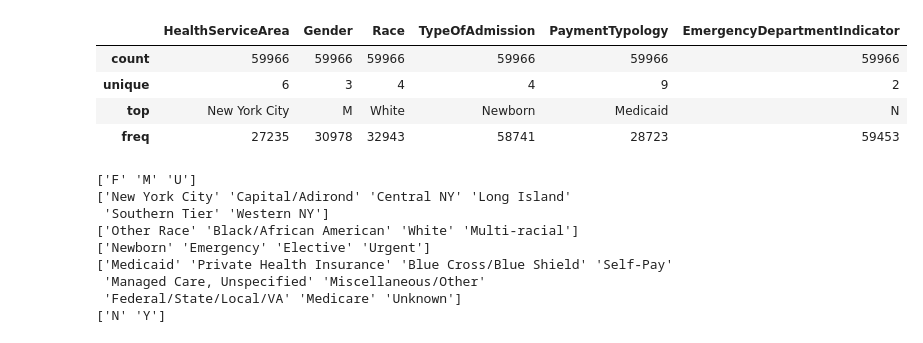
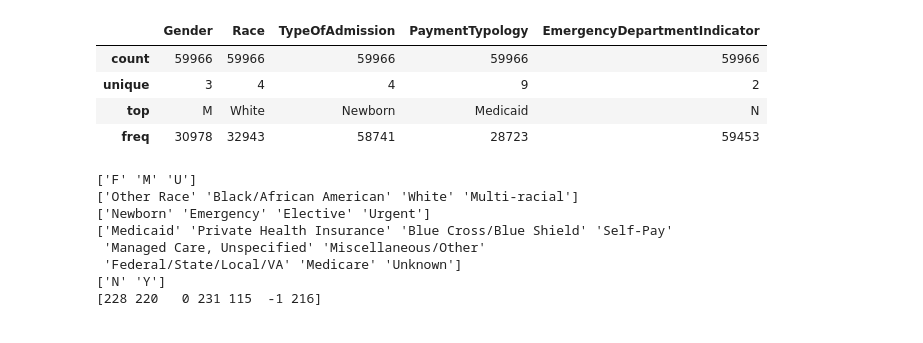
Before and after one commit to shekhar-hazari/CML_assignment_1, a Jupyter notebook: s3831855.ipynb, the cells around one changed output. Cells and saved outputs as stored; diff of their text form; code cells hidden in the pictures.

Commit message:
Initial data exploration

```diff
--- a/s3831855.ipynb
+++ b/s3831855.ipynb
@@ -6,7 +6,11 @@ import matplotlib.pyplot as plt
 import seaborn as sns
 %config InlineBackend.figure_format = 'retina'
 # %%
-data = pd.read_csv('train_data.csv', index_col = 'ID')
+data = pd.read_csv('train_data.csv', index_col = 'ID', usecols = ['ID', 'Gender', 'Race', 'TypeOfAdmission', 'CCSProcedureCode',
+                                                                  'APRSeverityOfIllnessCode', 'PaymentTypology', 'BirthWeight',
+                                                                 'EmergencyDepartmentIndicator', 'AverageCostInCounty',
+                                                                  'AverageChargesInCounty', 'AverageCostInFacility',
+                                                                  'AverageChargesInFacility', 'AverageIncomeInZipCode', 'LengthOfStay'])
 # %%
 data.info()
 # %% [output]
@@ -42,25 +48,24 @@ data.describe()
 # %%
-data.describe(include=['object'])
+data.describe(include=['object', 'category', 'boolean'])
 # %% [output]
-|  | HealthServiceArea | Gender | Race | TypeOfAdmission | PaymentTypology | EmergencyDepartmentIndicator |
-| count | 59966 | 59966 | 59966 | 59966 | 59966 | 59966 |
-| unique | 6 | 3 | 4 | 4 | 9 | 2 |
-| top | New York City | M | White | Newborn | Medicaid | N |
-| freq | 27235 | 30978 | 32943 | 58741 | 28723 | 59453 |
+|  | Gender | Race | TypeOfAdmission | PaymentTypology | EmergencyDepartmentIndicator |
+| count | 59966 | 59966 | 59966 | 59966 | 59966 |
+| unique | 3 | 4 | 4 | 9 | 2 |
+| top | M | White | Newborn | Medicaid | N |
+| freq | 30978 | 32943 | 58741 | 28723 | 59453 |
 # %%
 print(data['Gender'].unique())
-print(data['HealthServiceArea'].unique())
 print(data['Race'].unique())
 print(data['TypeOfAdmission'].unique())
 print(data['PaymentTypology'].unique())
 print(data['EmergencyDepartmentIndicator'].unique())
+print(data.CCSProcedureCode.unique())
 # %% [output]
 ['F' 'M' 'U']
-['New York City' 'Capital/Adirond' 'Central NY' 'Long Island'
- 'Southern Tier' 'Western NY']
 ['Other Race' 'Black/African American' 'White' 'Multi-racial']
 ['Newborn' 'Emergency' 'Elective' 'Urgent']
 ['Medicaid' 'Private Health Insurance' 'Blue Cross/Blue Shield' 'Self-Pay'
  'Managed Care, Unspecified' 'Miscellaneous/Other'
  'Federal/State/Local/VA' 'Medicare' 'Unknown']
 ['N' 'Y']
+[228 220   0 231 115  -1 216]
```
Also changed, not shown: parts of 5 cells of this notebook.
